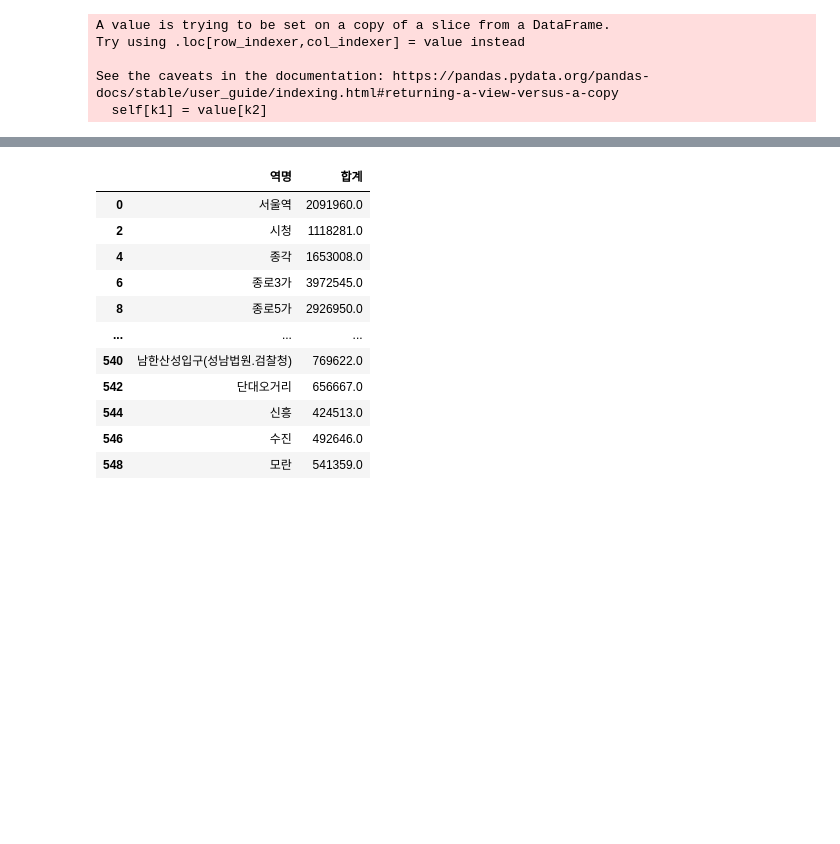
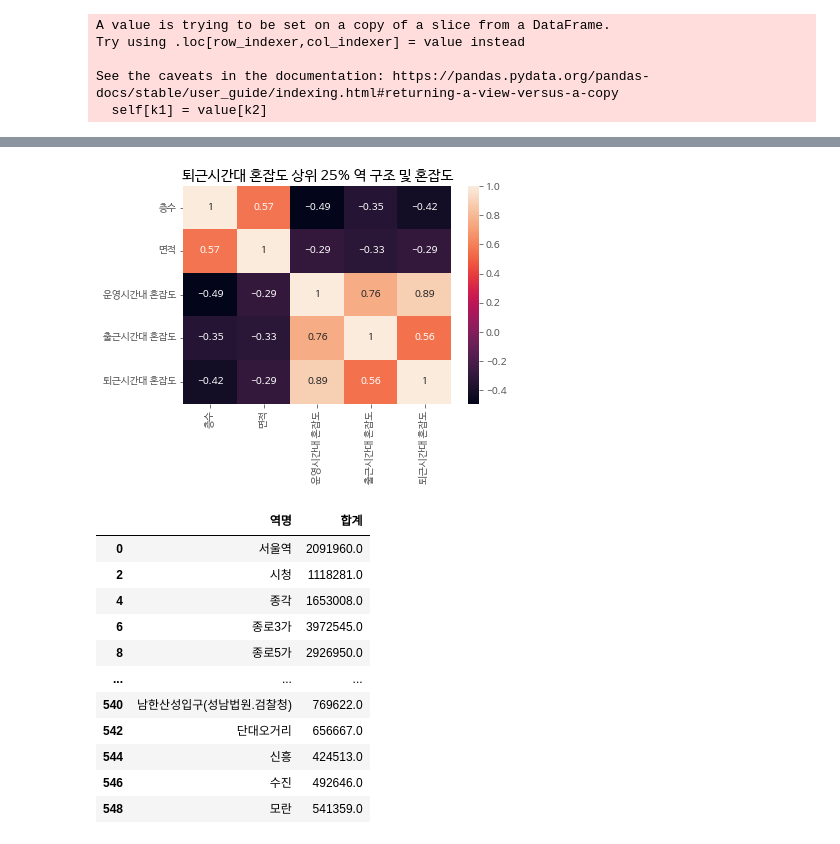
Before and after one commit to HyunJW/Subway_Analystic, a Jupyter notebook: 역사건축정보+노인승하차+혼잡도분석_(주제1,3).ipynb, the cells around one changed output, grey strips where cells are left out. Cells and saved outputs as stored; diff of their text form; code cells hidden in the pictures; blank space fills up the shorter version.

```diff
--- a/역사건축정보+노인승하차+혼잡도분석_(주제1,3).ipynb
+++ b/역사건축정보+노인승하차+혼잡도분석_(주제1,3).ipynb
@@ -405,0 +413,5 @@ corr_matrix
+# %%
+#퇴근시간대 혼잡도 상위 25퍼센트 역 구하기
+twe_infra=newset2[newset2["퇴근시간대 혼잡도"]>newset2["퇴근시간대 혼잡도"].quantile(q=0.75)]
+twe_infra=twe_infra.sort_values("퇴근시간대 혼잡도", ascending=False)
+twebar_infra=twe_infra
@@ -413 +469,8 @@ plt.show()
+# %%
+#퇴근시간대 혼잡도 상위 25% 역 대상으로 한 역 구조 및 혼잡도 상관관계
+sns.heatmap(corr_matrix_tweinfra, annot=True)
+plt.title('퇴근시간대 혼잡도 상위 25% 역 구조 및 혼잡도')
+plt.show()
+# %% [output]
+[figure, added]
 # %%
```
Also changed, not shown: parts of 56 cells of this notebook.
